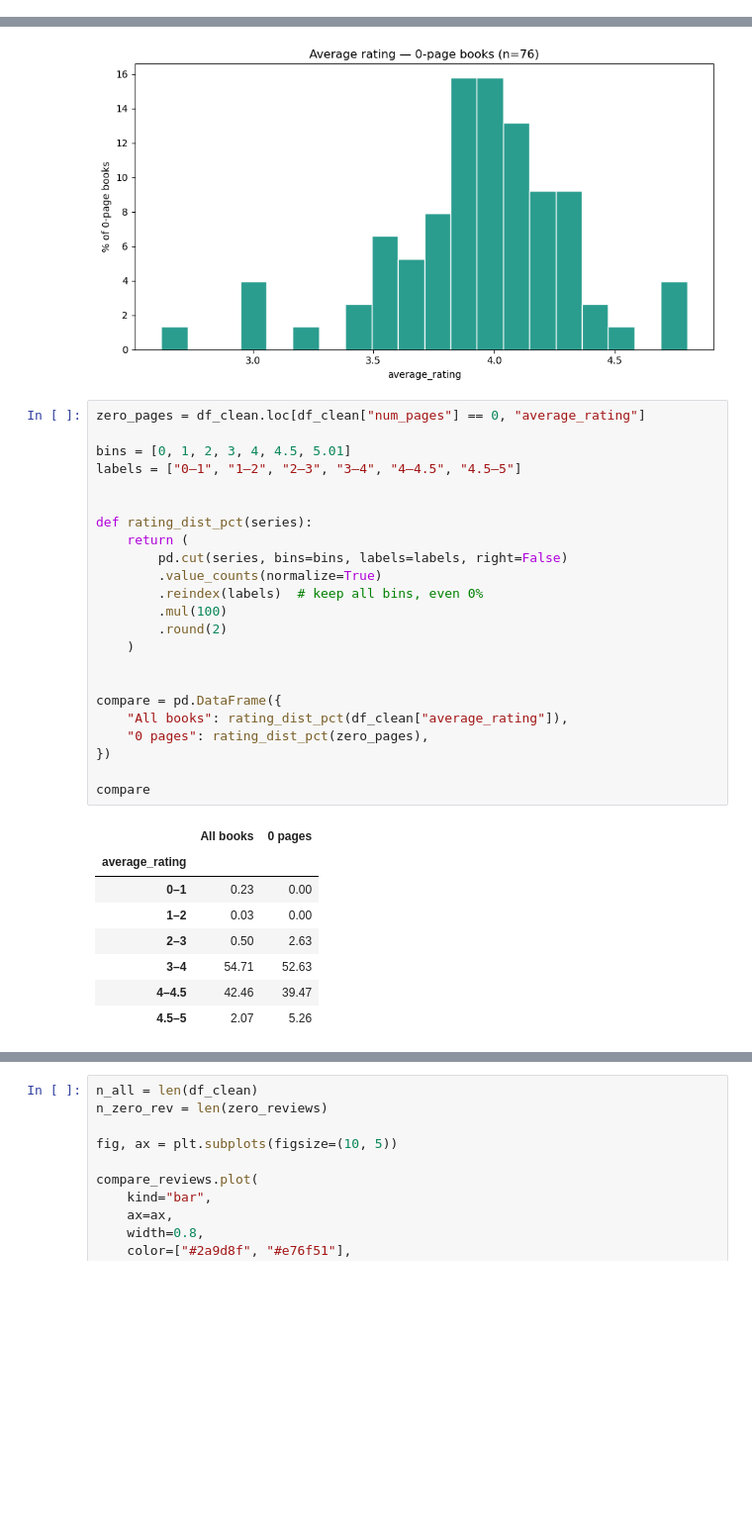
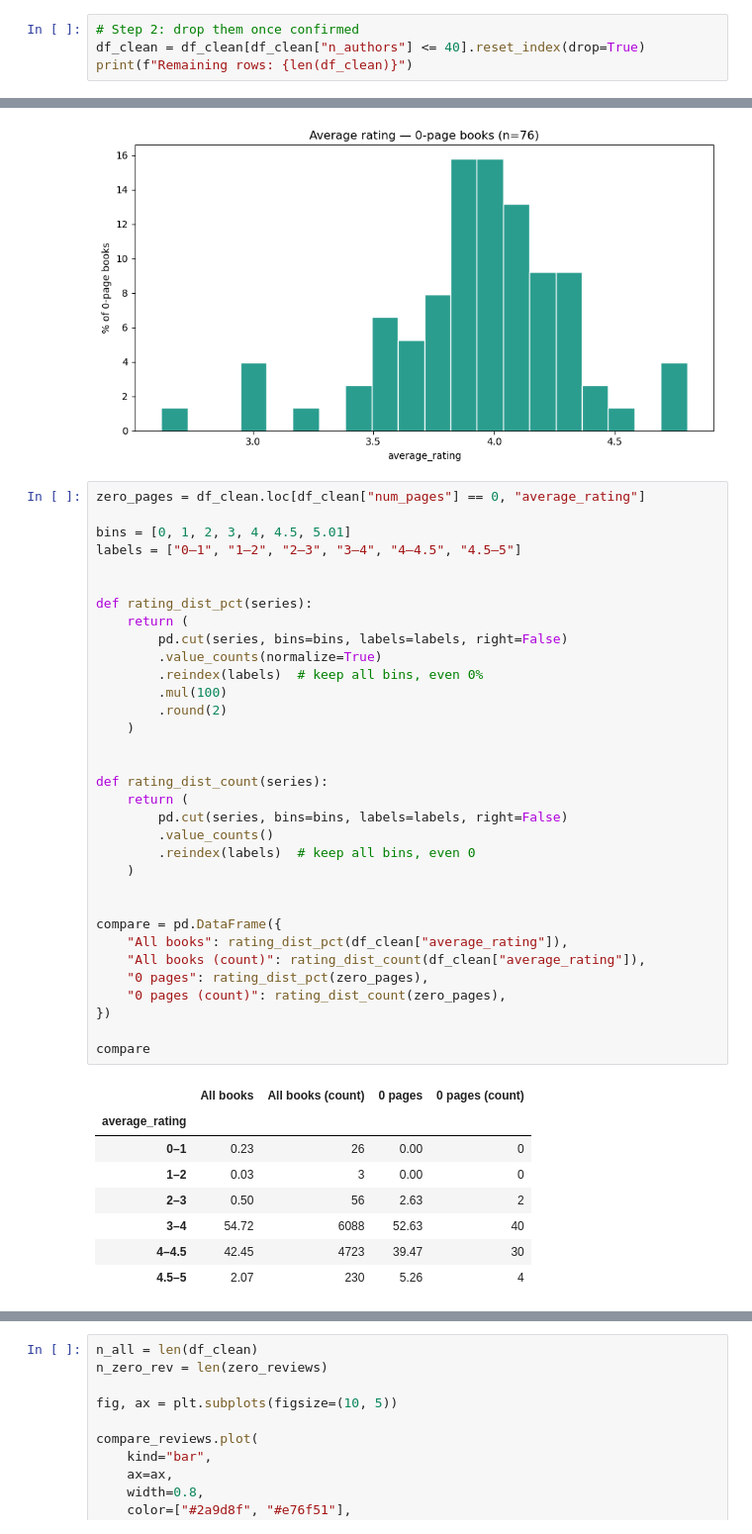
Before and after one commit to hyougo/Goodreads_Ratings_ML, a Jupyter notebook: notebooks/book_rating_Veronica.ipynb, the cells around one changed output, grey strips where cells are left out. Shown at 99% size. Drawn from its saved outputs; the diff is of its cells as text; blank space fills up the shorter version.

```diff
--- a/notebooks/book_rating_Veronica.ipynb
+++ b/notebooks/book_rating_Veronica.ipynb
@@ -327,0 +345,4 @@ plt.show()
+# %%
+# Step 2: drop them once confirmed
+df_clean = df_clean[df_clean["n_authors"] <= 40].reset_index(drop=True)
+print(f"Remaining rows: {len(df_clean)}")
@@ -432,32 +454,42 @@ plt.show()
 # %%
 zero_pages = df_clean.loc[df_clean["num_pages"] == 0, "average_rating"]
 
 bins = [0, 1, 2, 3, 4, 4.5, 5.01]
 labels = ["0–1", "1–2", "2–3", "3–4", "4–4.5", "4.5–5"]
 
 
 def rating_dist_pct(series):
     return (
         pd.cut(series, bins=bins, labels=labels, right=False)
         .value_counts(normalize=True)
         .reindex(labels)  # keep all bins, even 0%
         .mul(100)
         .round(2)
     )
 
 
+def rating_dist_count(series):
+    return (
+        pd.cut(series, bins=bins, labels=labels, right=False)
+        .value_counts()
+        .reindex(labels)  # keep all bins, even 0
+    )
+
+
 compare = pd.DataFrame({
     "All books": rating_dist_pct(df_clean["average_rating"]),
+    "All books (count)": rating_dist_count(df_clean["average_rating"]),
     "0 pages": rating_dist_pct(zero_pages),
+    "0 pages (count)": rating_dist_count(zero_pages),
 })
 
 compare
 # %% [output]
-|  | All books | 0 pages |
-| average_rating |  |  |
-| 0–1 | 0.23 | 0.00 |
-| 1–2 | 0.03 | 0.00 |
-| 2–3 | 0.50 | 2.63 |
-| 3–4 | 54.71 | 52.63 |
-| 4–4.5 | 42.46 | 39.47 |
-| 4.5–5 | 2.07 | 5.26 |
+|  | All books | All books (count) | 0 pages | 0 pages (count) |
+| average_rating |  |  |  |  |
+| 0–1 | 0.23 | 26 | 0.00 | 0 |
+| 1–2 | 0.03 | 3 | 0.00 | 0 |
+| 2–3 | 0.50 | 56 | 2.63 | 2 |
+| 3–4 | 54.72 | 6088 | 52.63 | 40 |
+| 4–4.5 | 42.45 | 4723 | 39.47 | 30 |
+| 4.5–5 | 2.07 | 230 | 5.26 | 4 |
```
Also changed, not shown: parts of 46 cells of this notebook.
